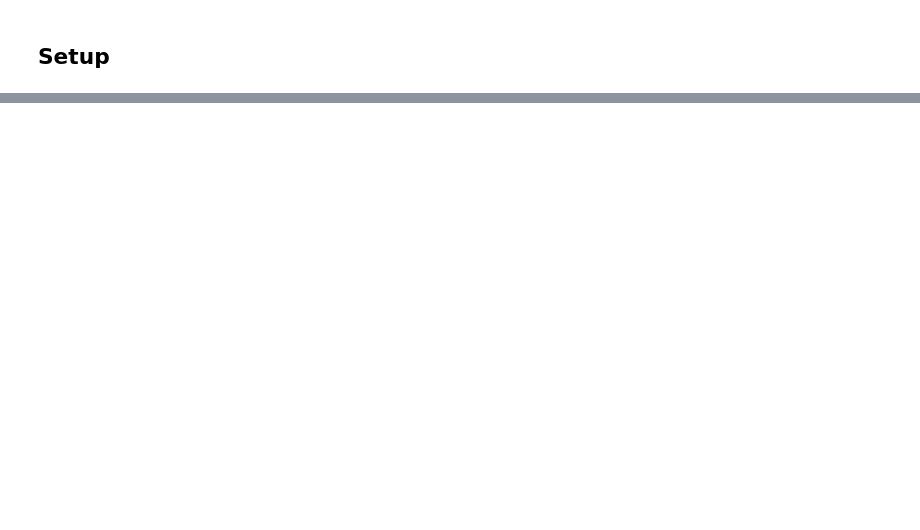
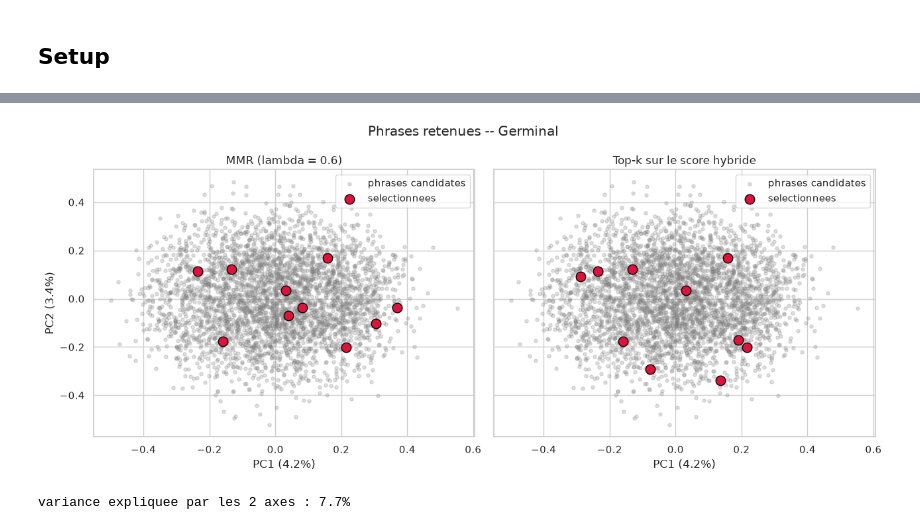
Before and after one commit to GautBlrn/Guess_the_book, a Jupyter notebook: notebooks/07_summary_mmr.ipynb, the cells around one changed output, grey strips where cells are left out. Cells and saved outputs as stored; diff of their text form; code cells hidden in the pictures; blank space fills up the shorter version.

```diff
--- a/notebooks/07_summary_mmr.ipynb
+++ b/notebooks/07_summary_mmr.ipynb
@@ -351,0 +252,8 @@ Resume extractif - 10 phrases - MMR lambda=0.7
+# %%
+scores = score_hybride(phrases, matrice_tfidf, embeddings, poids=CFG["poids"])
+
+print(f"score hybride : min {scores.min():.4f}, max {scores.max():.4f}, "
+      f"moyenne {scores.mean():.4f}")
+print("\nLes 5 phrases les mieux notees (avant MMR) :")
+for rang, i in enumerate(np.argsort(-scores)[:5], 1):
+    print(f"  [{rang}] {scores[i]:.4f}  {phrases[i]['texte'][:120]}")
@@ -351,0 +376,34 @@ Resume extractif - 10 phrases - MMR lambda=0.7
+# %%
+from sklearn.decomposition import PCA
+
+pca = PCA(n_components=2, random_state=42)
+phrases_2d = pca.fit_transform(embeddings)
+
+indices_sel = mmr(embeddings, scores, k=CFG["k_phrases"],
+                  lambda_=CFG["lambda_default"])
+indices_topk = np.argsort(-scores)[:CFG["k_phrases"]]
+
+fig, axes = plt.subplots(1, 2, figsize=(13, 5.5), sharex=True, sharey=True)
+for ax, (titre, idx) in zip(axes, [
+    (f"MMR (lambda = {CFG['lambda_default']})", indices_sel),
+    ("Top-k sur le score hybride", indices_topk),
+]):
+    ax.scatter(phrases_2d[:, 0], phrases_2d[:, 1],
+               s=14, alpha=0.25, color="grey", label="phrases candidates")
+    ax.scatter(phrases_2d[idx, 0], phrases_2d[idx, 1],
+               s=110, color="crimson", edgecolor="black",
+               zorder=3, label="selectionnees")
+    ax.set_title(titre)
+    ax.set_xlabel(f"PC1 ({pca.explained_variance_ratio_[0]:.1%})")
+    ax.legend()
+axes[0].set_ylabel(f"PC2 ({pca.explained_variance_ratio_[1]:.1%})")
+plt.suptitle(f"Phrases retenues -- {livre['livre']}")
+plt.tight_layout()
+plt.savefig(CFG["figures_dir"] / "mmr_phrases_2d.png")
+plt.show()
+
+print(f"variance expliquee par les 2 axes : "
+      f"{pca.explained_variance_ratio_[:2].sum():.1%}")
+# %% [output]
+[figure, added]
+variance expliquee par les 2 axes : 7.7%
```
Also changed, not shown: parts of 51 cells of this notebook, 1 other file.
